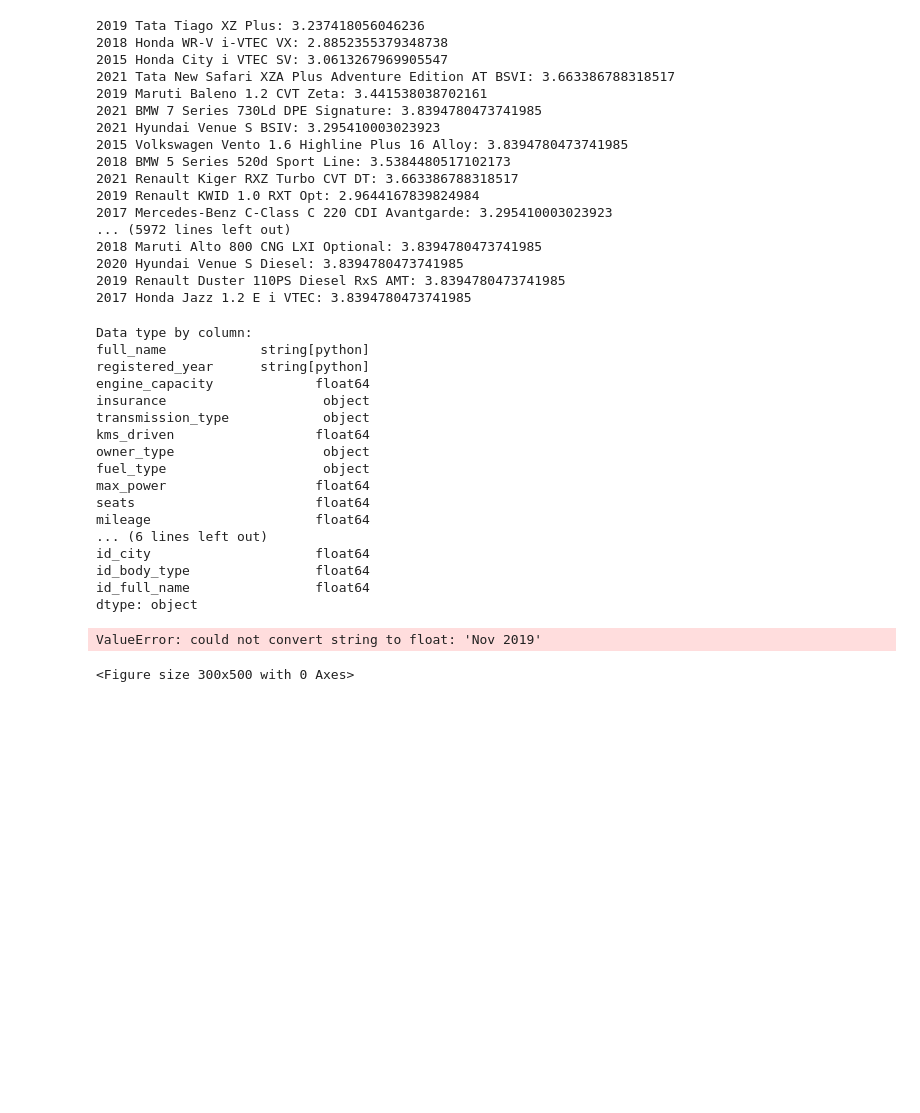
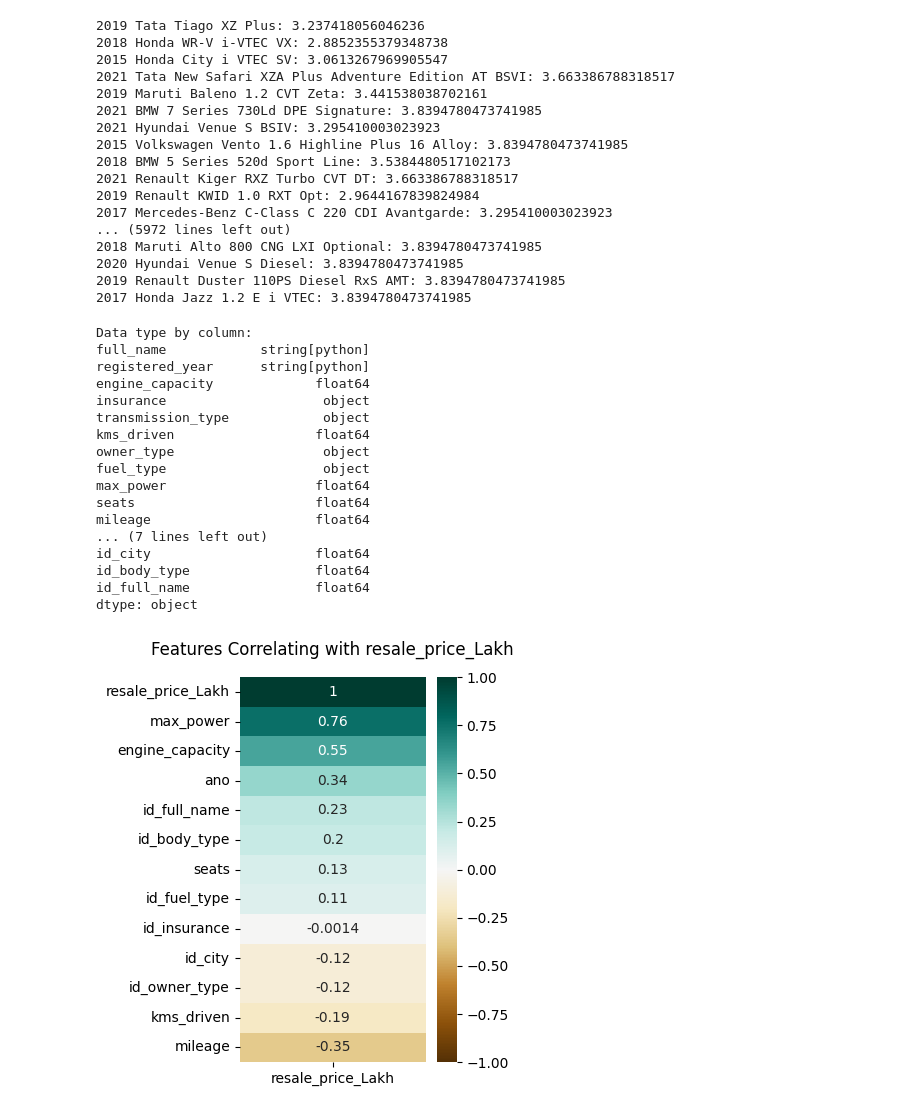
Before and after one commit to ruicoelhor22/AASE, a Jupyter notebook: Cenario4.ipynb, the cells around one changed output. Saved outputs shown, nothing was run; the diff lists cells and outputs as text; code cells hidden in the pictures; blank space fills up the shorter version.

```diff
--- a/Cenario4.ipynb
+++ b/Cenario4.ipynb
@@ -144,3 +144,9 @@ for full_name in distinct_full_names_with_blank_body_type:
     print(full_name)
 # %% [output]
 Distinct full names with blank body_type:
+# %%
+# Extract the year and create a new column
+df['ano'] = df['full_name'].str.extract(r'(\d{4})')
+
+# Display the resulting DataFrame
+print(df['ano'])
@@ -156,6 +175,7 @@ df = df.astype({
     'registered_year': 'string',
     'body_type': 'string',
     'mileage': float,
+    'ano' : int,
 })
 # %%
 # Check data types
@@ -431,7 +452,7 @@ fuel_type                    object
 max_power                   float64
 seats                       float64
 mileage                     float64
-... (6 lines left out)
+... (7 lines left out)
 id_city                     float64
 id_body_type                float64
 id_full_name                float64
@@ -439,20 +460,19 @@ dtype: object
 # %%
 #correlation
 
 # Select columns
-columns_of_interest = ['id_body_type','id_full_name','registered_year','id_city','id_insurance','seats','engine_capacity','mileage','id_fuel_type','kms_driven','max_power','id_owner_type','resale_price_Lakh']
+columns_of_interest = ['id_body_type','id_full_name','ano','id_city','id_insurance','seats','engine_capacity','mileage','id_fuel_type','kms_driven','max_power','id_owner_type','resale_price_Lakh']
 subset_df = df[columns_of_interest]
 
 plt.figure(figsize=(3, 5))
 
 # Creat heatmap
 heatmap = sns.heatmap(subset_df.corr()[['resale_price_Lakh']].sort_values(by='resale_price_Lakh', ascending=False), vmin=-1, vmax=1, annot=True, cmap='BrBG')
 heatmap.set_title('Features Correlating with resale_price_Lakh', fontdict={'fontsize': 12}, pad=16)
 
 plt.show()
 # %% [output]
-ValueError: could not convert string to float: 'Nov 2019'
-<Figure size 300x500 with 0 Axes>
+[figure, added]
 # %%
 #Export
 #Not the target
```
Also changed, not shown: parts of 6 cells of this notebook, 2 other files.
